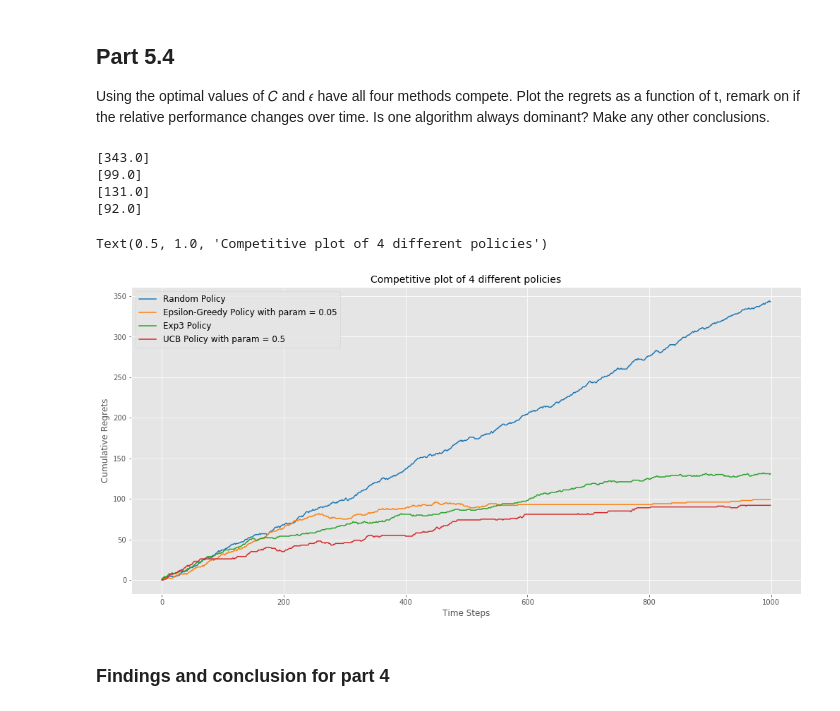
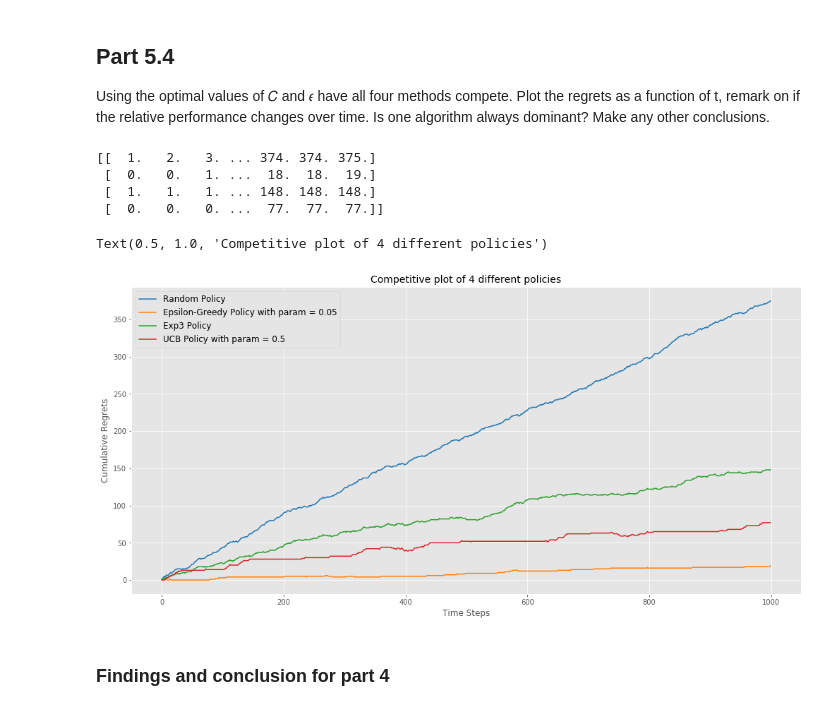
Before and after one commit to Chenghan-Sun/DS-Projects, a Jupyter notebook: multiarmed_bandit/Chenghan-Sun-homework2.ipynb, the cells around one changed output. Drawn from its saved outputs; the diff is of its cells as text; code cells hidden in the pictures.

```diff
--- a/multiarmed_bandit/Chenghan-Sun-homework2.ipynb
+++ b/multiarmed_bandit/Chenghan-Sun-homework2.ipynb
@@ -166,13 +152,11 @@ class Epsilon_Greedy_Policy:
         """
         self.arms_counter, self.arms_performance = self.update_reward()
         # pure exploit
-        greedy_choice = np.argmax(self.arms_performance)  # the arm with the most mean reward
-
+        greedy_val = np.max(self.arms_performance)  # the arm with the most mean reward
         # if there is a tie for current best policy
         # collect all the best arm indices
-        ties = [index for index, value in enumerate(self.arms_performance) if value == greedy_choice]
-        if len(ties) > 1:
-            greedy_choice = np.random.choice(ties)  # break the tie randomly
+        ties = [index for index, value in enumerate(self.arms_performance) if value == greedy_val]
+        greedy_choice = np.random.choice(ties)  # break the tie randomly
         return greedy_choice
 
     def select_arm(self):
@@ -183,7 +167,7 @@ class Epsilon_Greedy_Policy:
                 greedy policy -- exploit -- self.greedy_mode()
         """
         rand_flag = np.random.rand()
-        if rand_flag < self.eps:
+        if rand_flag <= self.eps:
             self.arms_counter, self.arms_performance = self.update_reward()  # update reward
             self.current_arm = RandomPolicy(self.num_arms).select_arm()  # apply explore
         elif rand_flag > self.eps:
@@ -443,20 +390,24 @@ def run_trajectory(bandit, policies, T):
         regrets history of each policy in list, like
         [regrets_history, regrets_history, ...]
     """
+    regrets_history = []
     arms_cumulative_rewards = np.zeros(len(policies))  # initialize the policy space
-    regrets_history = []
+    rewards_history = np.zeros((len(policies), T))
     for t in range(T):  # iterate all time steps
-        selected_arms = [p.select_arm() for p in policies]  # select random arm T times under each policy
+        selected_arms = []
+        for i, p in enumerate(policies):
+            global CurRewardList
+            CurRewardList = rewards_history[i]
+            selected_arms.append(p.select_arm())  # select random arm T times under each policy
+
         arms_current_rewards = bandit.pull(selected_arms)  # pull, pass to policy class
-
-        global CurRewardList
-        CurRewardList.append(arms_current_rewards[0])
+        for i in range(len(policies)):
+            rewards_history[i, t] = arms_current_rewards[i]
 
         arms_cumulative_rewards += arms_current_rewards
         regrets = [np.amax(bandit.total_rewards) - cu_reward for cu_reward in arms_cumulative_rewards]
-        # print(f"The regret at the {t}th time step for the {len(policies)} arms: \033[91m{regrets}\033[0m")
         regrets_history.append(regrets)
-    return regrets_history
+    return np.array(regrets_history)
 # %% [markdown]
 ## Part 5.2
 
@@ -536,36 +483,33 @@ Using the optimal values of  𝐶  and  𝜖  have all four methods compete. Plo
 # %%
 # Part 4 code, output your plot
 # np.random.seed(5)
 # select cases of Epsilon-Greedy and UCB policies from previous experiements with the best performance？
 # run four policies
 num_arms = SimpleBandit().num_arms
-
 policies = [RandomPolicy(num_arms), Epsilon_Greedy_Policy(num_arms, 0.05), Exp3(num_arms),
             UCB(num_arms, 0.5)]
 
-regrets_history_mix = {}
-for tmp_policy in policies:
-    CurRewardList = []
-    regrets_history_mix[tmp_policy] = modified_run_trajectory(SimpleBandit(), [tmp_policy], 1000)
-    print(regrets_history_mix[tmp_policy][-1])
+regrets_history_mix = run_trajectory(SimpleBandit(), policies, 1000)
+regrets_history_mix = np.transpose(regrets_history_mix)  # transpose
+print(regrets_history_mix)
 
 # plot
 plt.figure(figsize=(17, 8))
-plt.plot(range(1000), regrets_history_mix[policies[0]], '-', label='Random Policy', color=colors[0])
-plt.plot(range(1000), regrets_history_mix[policies[1]], '-', label='Epsilon-Greedy Policy with param = 0.05',
+plt.plot(range(1000), regrets_history_mix[0], '-', label='Random Policy', color=colors[0])
+plt.plot(range(1000), regrets_history_mix[1], '-', label='Epsilon-Greedy Policy with param = 0.05',
          color=colors[1])
-plt.plot(range(1000), regrets_history_mix[policies[2]], '-', label='Exp3 Policy', color=colors[2])
-plt.plot(range(1000), regrets_history_mix[policies[3]], '-', label='UCB Policy with param = 0.5', color=colors[3])
+plt.plot(range(1000), regrets_history_mix[2], '-', label='Exp3 Policy', color=colors[2])
+plt.plot(range(1000), regrets_history_mix[3], '-', label='UCB Policy with param = 0.5', color=colors[3])
 plt.legend(fontsize=12)
 plt.xlabel('Time Steps', fontsize=12)
 plt.ylabel('Cumulative Regrets', fontsize=12)
 plt.title("Competitive plot of 4 different policies", fontsize=14)
 # %% [output]
-[343.0]
-[99.0]
-[131.0]
-[92.0]
+[[  1.   2.   3. ... 374. 374. 375.]
+ [  0.   0.   1. ...  18.  18.  19.]
+ [  1.   1.   1. ... 148. 148. 148.]
+ [  0.   0.   0. ...  77.  77.  77.]]
 Text(0.5, 1.0, 'Competitive plot of 4 different policies')
-[figure, old version]
+[figure, new version]
 # %% [markdown]
 ### Findings and conclusion for part 4
```
Also changed, not shown: parts of 11 cells of this notebook.
